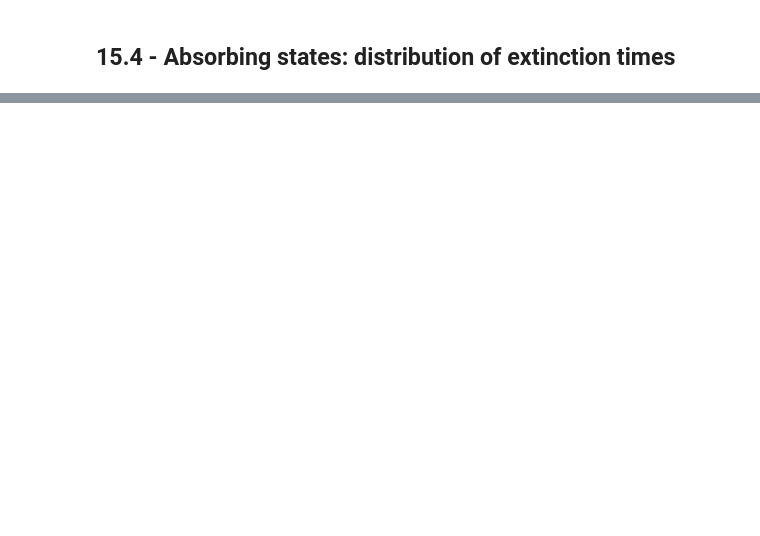
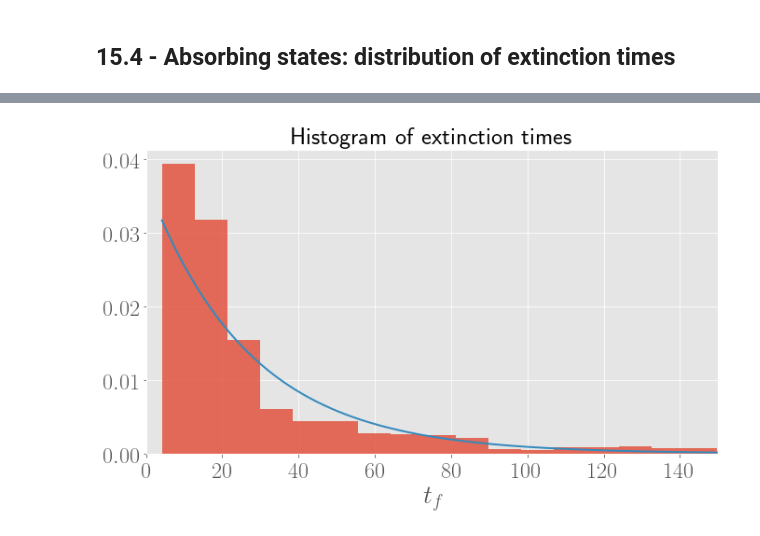
Before and after one commit to ThibeauWouters/Monte-Carlo-Simulations, a Jupyter notebook: 15_Lotka_Volterra_Model.ipynb, the cells around one changed output, grey strips where cells are left out. Cells and saved outputs as stored; diff of their text form; code cells hidden in the pictures; blank space fills up the shorter version.

```diff
--- a/15_Lotka_Volterra_Model.ipynb
+++ b/15_Lotka_Volterra_Model.ipynb
@@ -299,0 +294,23 @@ exponential distribution? Not sure
+# %%
+def exponential(x, scale):
+    return (1/scale)*np.exp(-x/scale)
+# %%
+plt.subplots(figsize = (11, 6))
+
+# Draw histogram
+plt.hist(extinction_times, density = True, bins = 17, alpha = 0.8)
+
+# Draw exponential density function, scale parameter = sample mean
+t = np.arange(min(extinction_times), time_limit, 0.1)
+beta = np.mean(extinction_times)
+y = exponential(t, beta)
+plt.plot(t, y)
+
+# Make a beautiful plot
+plt.xlim(0, 150)
+plt.xlabel(r'$t_f$')
+plt.title('Histogram of extinction times')
+plt.savefig('ex15_distr_extinction_times.pdf', bbox_inches = 'tight')
+plt.show()
+# %% [output]
+[figure, added]
```
Also changed, not shown: parts of 21 cells of this notebook, 2 other files.
